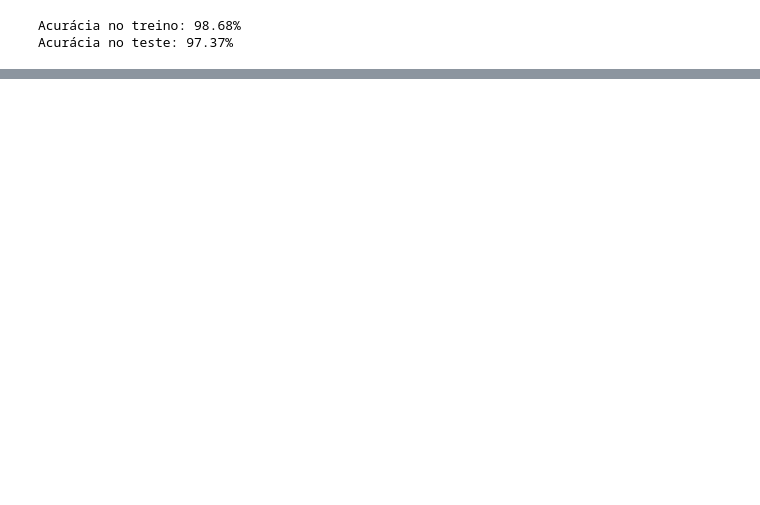
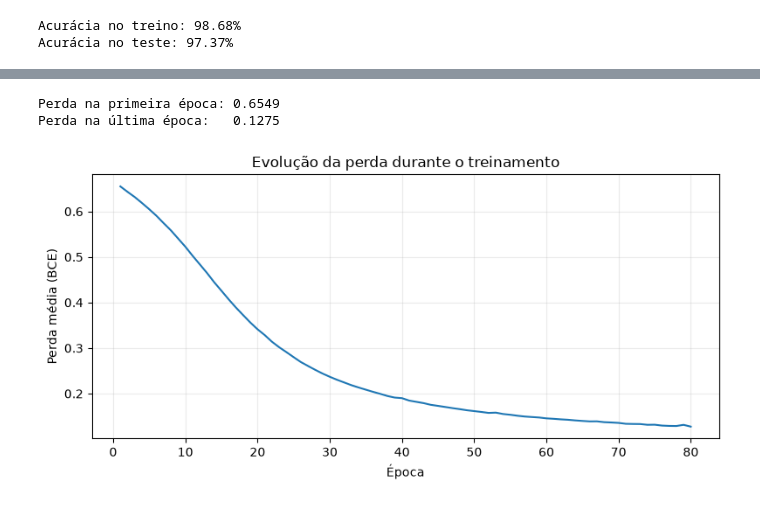
Before and after one commit to GuilhermeHigino05/DataScience-INFOESTE2026, a Jupyter notebook: aulas/aula02_final.ipynb, the cells around one changed output, grey strips where cells are left out. Cells and saved outputs as stored; diff of their text form; code cells hidden in the pictures; blank space fills up the shorter version.

```diff
--- a/aulas/aula02_final.ipynb
+++ b/aulas/aula02_final.ipynb
@@ -577,0 +963,39 @@ plt.show()
+# %%
+numero_epocas = 80
+historico_perdas = []
+
+for epoca in range(numero_epocas):
+    modelo_alunos.train()
+    soma_perdas = 0.0
+
+    for lote_X, lote_y in loader_treino:
+        lote_X = lote_X.to(DEVICE)
+        lote_y = lote_y.to(DEVICE)
+
+        otimizador_alunos.zero_grad()
+        logits_lote = modelo_alunos(lote_X)
+        perda = perda_alunos(logits_lote, lote_y)
+        perda.backward()
+        otimizador_alunos.step()
+
+        soma_perdas += perda.item() * len(lote_X)
+
+    perda_media = soma_perdas / len(dataset_treino)
+    historico_perdas.append(perda_media)
+
+print(f"Perda na primeira época: {historico_perdas[0]:.4f}")
+print(f"Perda na última época:   {historico_perdas[-1]:.4f}")
+# %% [output]
+Perda na primeira época: 0.6549
+Perda na última época:   0.1275
+# %%
+plt.figure(figsize=(8, 4))
+plt.plot(range(1, numero_epocas + 1), historico_perdas)
+plt.xlabel("Época")
+plt.ylabel("Perda média (BCE)")
+plt.title("Evolução da perda durante o treinamento")
+plt.grid(alpha=0.25)
+plt.tight_layout()
+plt.show()
+# %% [output]
+[figure, added]
```
Also changed, not shown: parts of 59 cells of this notebook, 6 other files.
